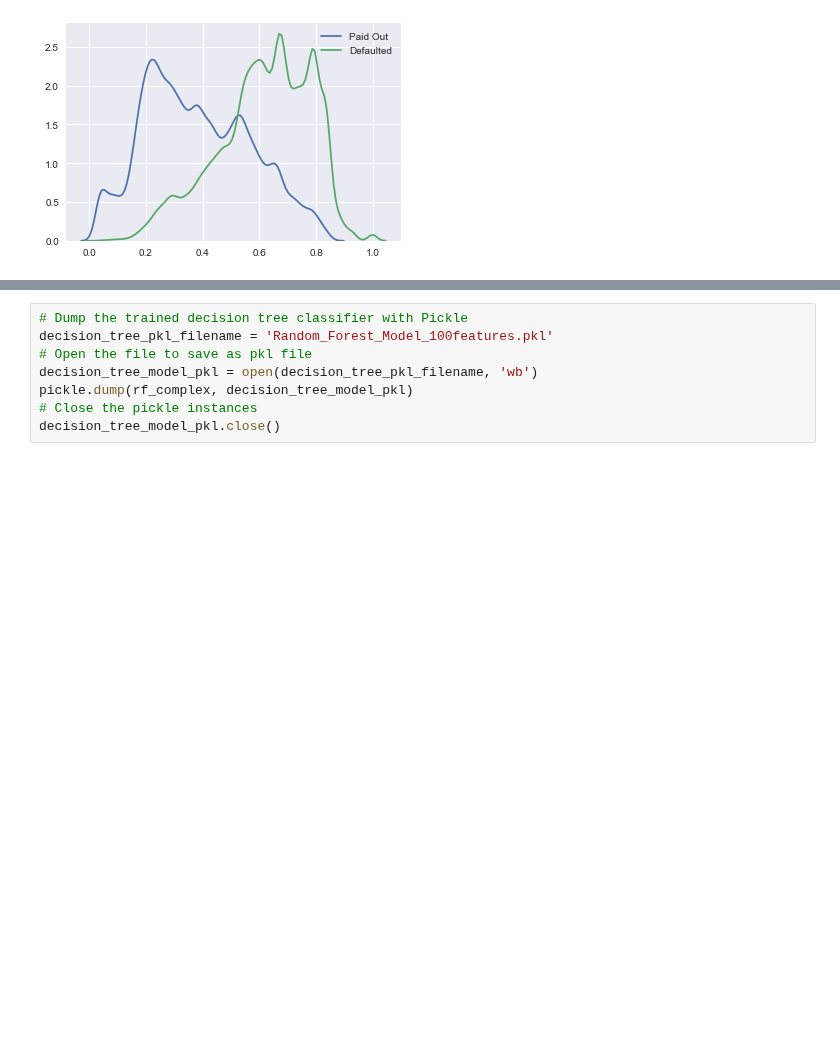
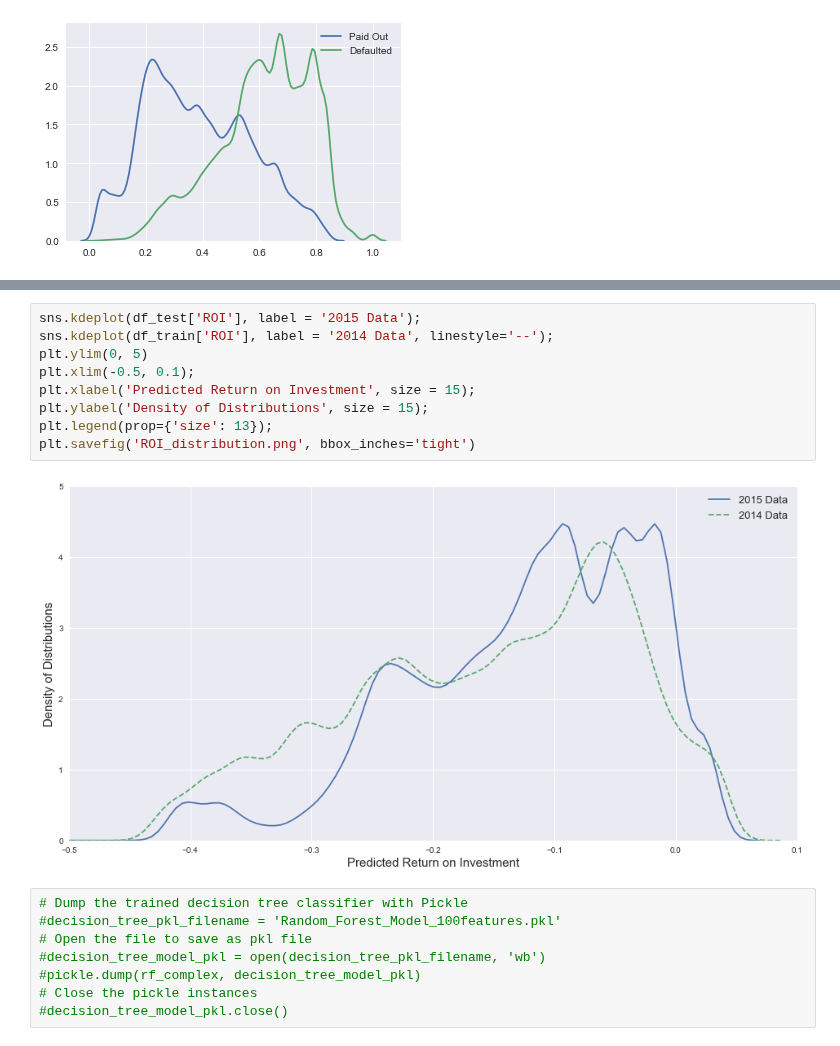
Before and after one commit to bhavenp/209A-FinalProject, a Jupyter notebook: hugo/Model_Testing.ipynb, the cells around one changed output, grey strips where cells are left out. Saved outputs shown, nothing was run; the diff lists cells and outputs as text; blank space fills up the shorter version.

```diff
--- a/hugo/Model_Testing.ipynb
+++ b/hugo/Model_Testing.ipynb
@@ -156,8 +161,19 @@ sns.kdeplot(df_train['ROI'], label = '2014 Data');
+# %%
+sns.kdeplot(df_test['ROI'], label = '2015 Data');
+sns.kdeplot(df_train['ROI'], label = '2014 Data', linestyle='--');
+plt.ylim(0, 5)
+plt.xlim(-0.5, 0.1);
+plt.xlabel('Predicted Return on Investment', size = 15);
+plt.ylabel('Density of Distributions', size = 15);
+plt.legend(prop={'size': 13});
+plt.savefig('ROI_distribution.png', bbox_inches='tight')
+# %% [output]
+[figure, added]
 # %%
 # Dump the trained decision tree classifier with Pickle
-decision_tree_pkl_filename = 'Random_Forest_Model_100features.pkl'
+#decision_tree_pkl_filename = 'Random_Forest_Model_100features.pkl'
 # Open the file to save as pkl file
-decision_tree_model_pkl = open(decision_tree_pkl_filename, 'wb')
-pickle.dump(rf_complex, decision_tree_model_pkl)
+#decision_tree_model_pkl = open(decision_tree_pkl_filename, 'wb')
+#pickle.dump(rf_complex, decision_tree_model_pkl)
 # Close the pickle instances
-decision_tree_model_pkl.close()
+#decision_tree_model_pkl.close()
```
Also changed, not shown: parts of 9 cells of this notebook, 7 other files.
